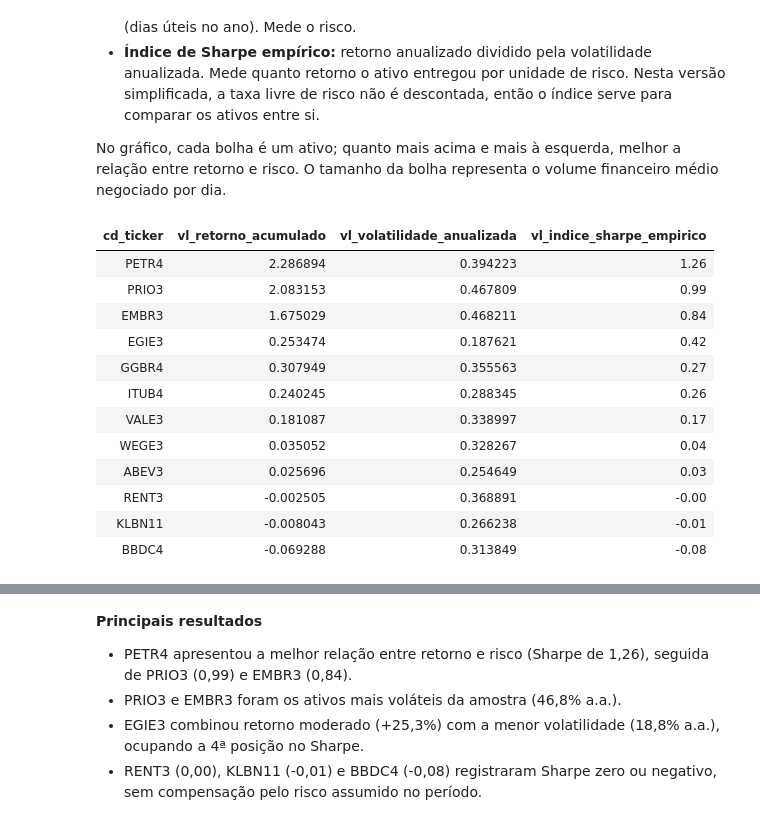
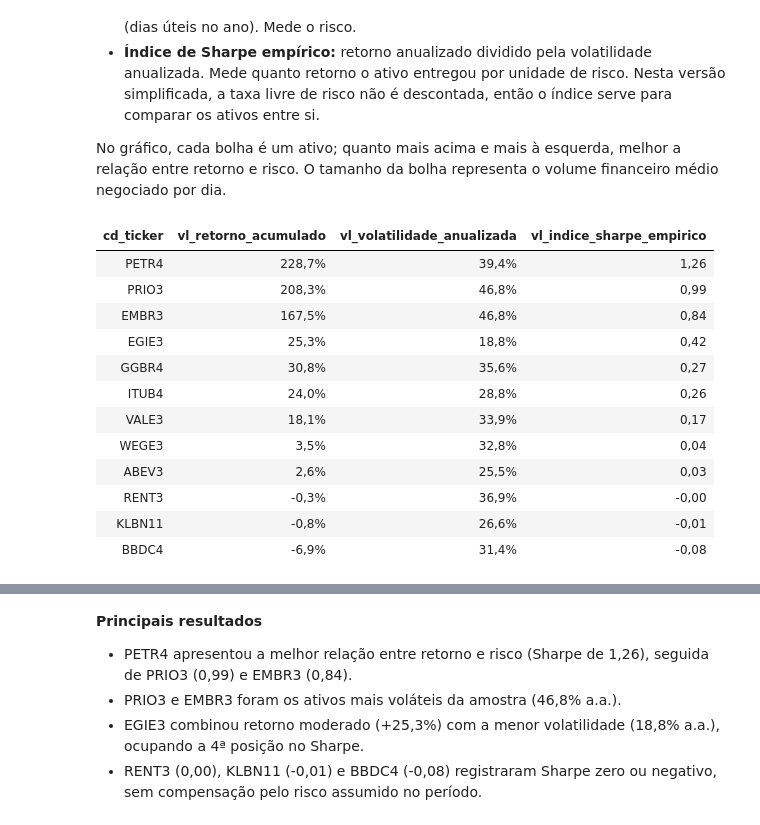
Before and after one commit to AnaysaLopes/b3-performance-acoes-2021-2023, a Jupyter notebook: notebooks/analise_exploratoria.ipynb, the cells around one changed output, grey strips where cells are left out. Cells and saved outputs as stored; diff of their text form; code cells hidden in the pictures.

```diff
--- a/notebooks/analise_exploratoria.ipynb
+++ b/notebooks/analise_exploratoria.ipynb
@@ -21,6 +21,7 @@ from pathlib import Path
 
 import pandas as pd
 import plotly.express as px
+import plotly.io as pio
 
 RAIZ = Path.cwd().parent if Path.cwd().name == "notebooks" else Path.cwd()
 sys.path.append(str(RAIZ))
@@ -29,11 +30,12 @@ from src import config
 from src.indicadores import juntar_fato_dim, kpis_carteira, preparar_recorte, resumo_por_ativo
 
 CORES = config.CORES_ATIVOS
+pio.renderers.default = "plotly_mimetype+png"
 
 
 def em_pct(tabela, colunas, casas=1):
     """Mostra as colunas em porcentagem, sem alterar os dados."""
-    return tabela.style.format({c: f"{{:.{casas}%}}" for c in colunas}).hide(axis="index")
+    return tabela.style.format({c: f"{{:.{casas}%}}" for c in colunas}, subset=colunas, decimal=",").hide(axis="index")
 # %% [markdown]
 ## 1. Qualidade da base
 
@@ -163,22 +172,24 @@ O tamanho da bolha representa o volume financeiro médio negociado por dia.
 # %%
 p2 = resumo.sort_values("vl_indice_sharpe_empirico", ascending=False)[
     ["cd_ticker", "vl_retorno_acumulado", "vl_volatilidade_anualizada", "vl_indice_sharpe_empirico"]
 ]
-em_pct(p2, ["vl_retorno_acumulado", "vl_volatilidade_anualizada"]).format({"vl_indice_sharpe_empirico": "{:.2f}"})
+em_pct(p2, ["vl_retorno_acumulado", "vl_volatilidade_anualizada"]).format(
+    {"vl_indice_sharpe_empirico": "{:.2f}"}, subset=["vl_indice_sharpe_empirico"], decimal=","
+)
 # %% [output]
 | cd_ticker | vl_retorno_acumulado | vl_volatilidade_anualizada | vl_indice_sharpe_empirico |
-| PETR4 | 2.286894 | 0.394223 | 1.26 |
-| PRIO3 | 2.083153 | 0.467809 | 0.99 |
-| EMBR3 | 1.675029 | 0.468211 | 0.84 |
-| EGIE3 | 0.253474 | 0.187621 | 0.42 |
-| GGBR4 | 0.307949 | 0.355563 | 0.27 |
-| ITUB4 | 0.240245 | 0.288345 | 0.26 |
-| VALE3 | 0.181087 | 0.338997 | 0.17 |
-| WEGE3 | 0.035052 | 0.328267 | 0.04 |
-| ABEV3 | 0.025696 | 0.254649 | 0.03 |
-| RENT3 | -0.002505 | 0.368891 | -0.00 |
-| KLBN11 | -0.008043 | 0.266238 | -0.01 |
-| BBDC4 | -0.069288 | 0.313849 | -0.08 |
+| PETR4 | 228,7% | 39,4% | 1,26 |
+| PRIO3 | 208,3% | 46,8% | 0,99 |
+| EMBR3 | 167,5% | 46,8% | 0,84 |
+| EGIE3 | 25,3% | 18,8% | 0,42 |
+| GGBR4 | 30,8% | 35,6% | 0,27 |
+| ITUB4 | 24,0% | 28,8% | 0,26 |
+| VALE3 | 18,1% | 33,9% | 0,17 |
+| WEGE3 | 3,5% | 32,8% | 0,04 |
+| ABEV3 | 2,6% | 25,5% | 0,03 |
+| RENT3 | -0,3% | 36,9% | -0,00 |
+| KLBN11 | -0,8% | 26,6% | -0,01 |
+| BBDC4 | -6,9% | 31,4% | -0,08 |
 # %%
 dispersao = resumo.assign(
     volatilidade=resumo["vl_volatilidade_anualizada"] * 100,
```
Also changed, not shown: parts of 16 cells of this notebook.
